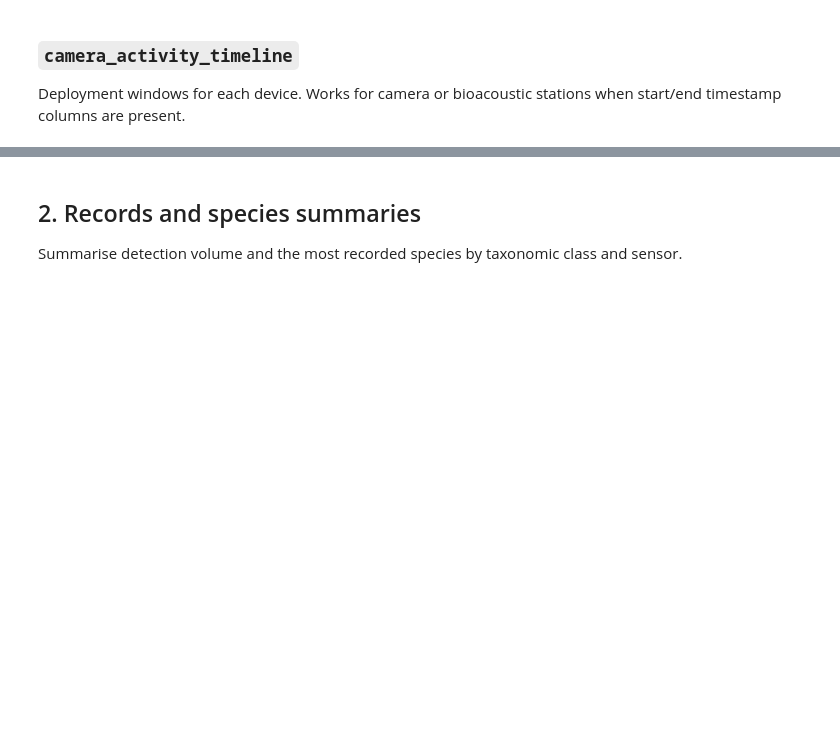
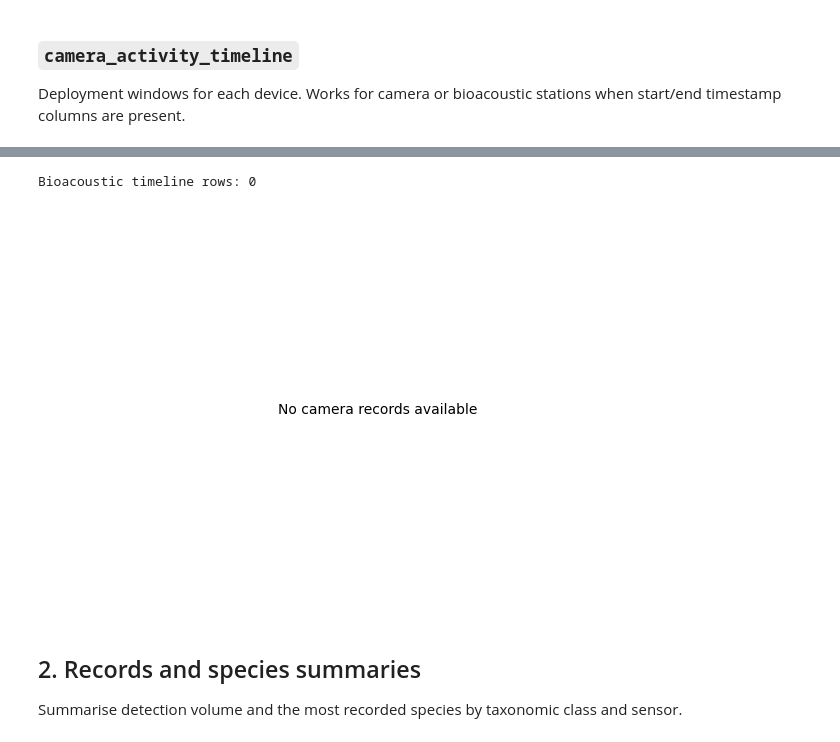
Before and after one commit to Okala-Ltd/NatureCubePy, a Jupyter notebook: tutorials/04_visualization.ipynb, the cells around one changed output, grey strips where cells are left out. Drawn from its saved outputs; the diff is of its cells as text; code cells hidden in the pictures; blank space fills up the shorter version.

```diff
--- a/tutorials/04_visualization.ipynb
+++ b/tutorials/04_visualization.ipynb
@@ -93,8 +116,10 @@ fig
 # %%
 bio_stations = stations[stations["measurement_type"] == "Bioacoustic"].copy()
 fig, timeline_df = camera_activity_timeline(bio_stations)
 print(f"Bioacoustic timeline rows: {len(timeline_df)}")
-fig
+# %% [output]
+Bioacoustic timeline rows: 0
+[figure, added]
 # %% [markdown]
 ## 2. Records and species summaries
 
```
Also changed, not shown: parts of 16 cells of this notebook, 32 other files.
